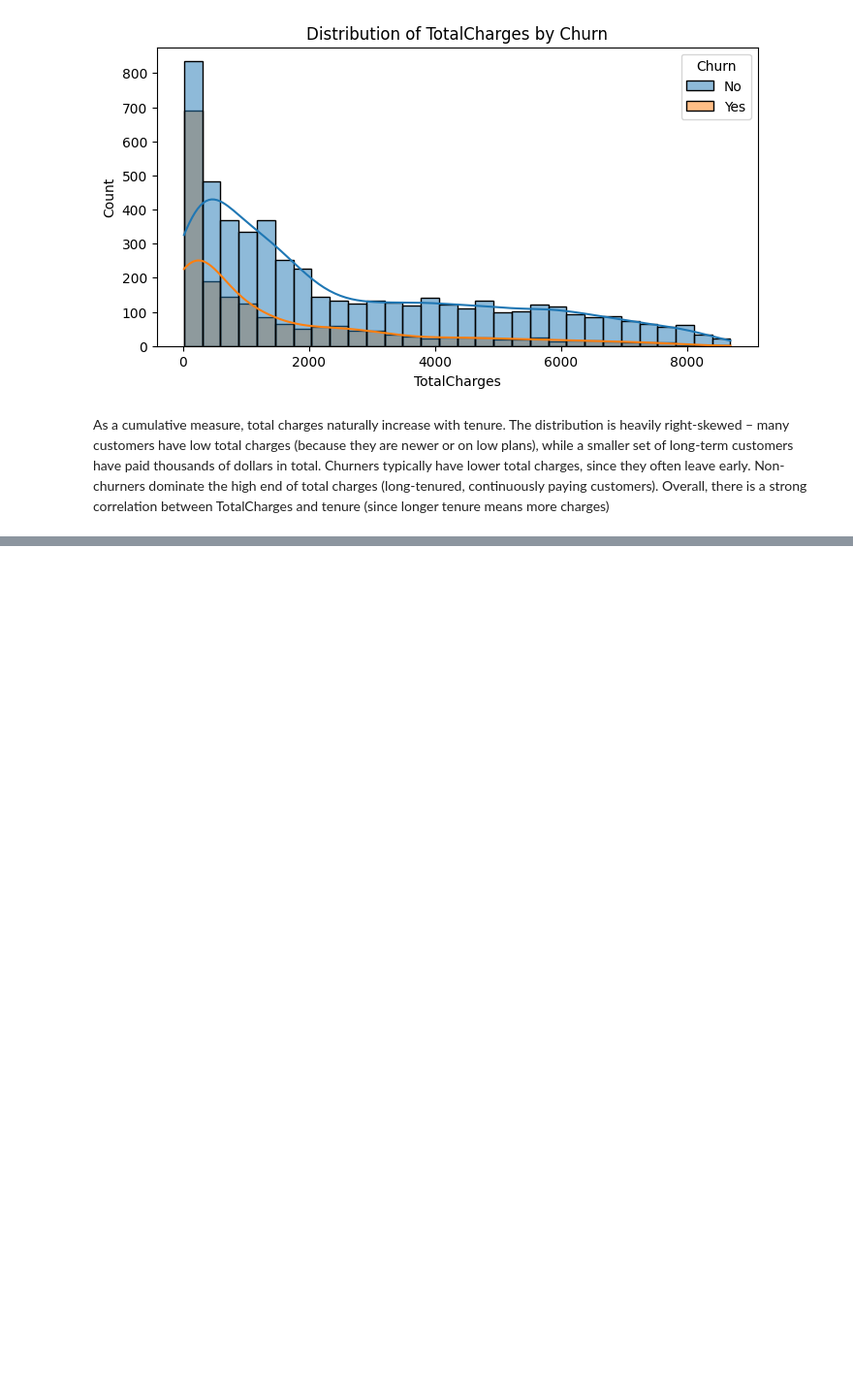
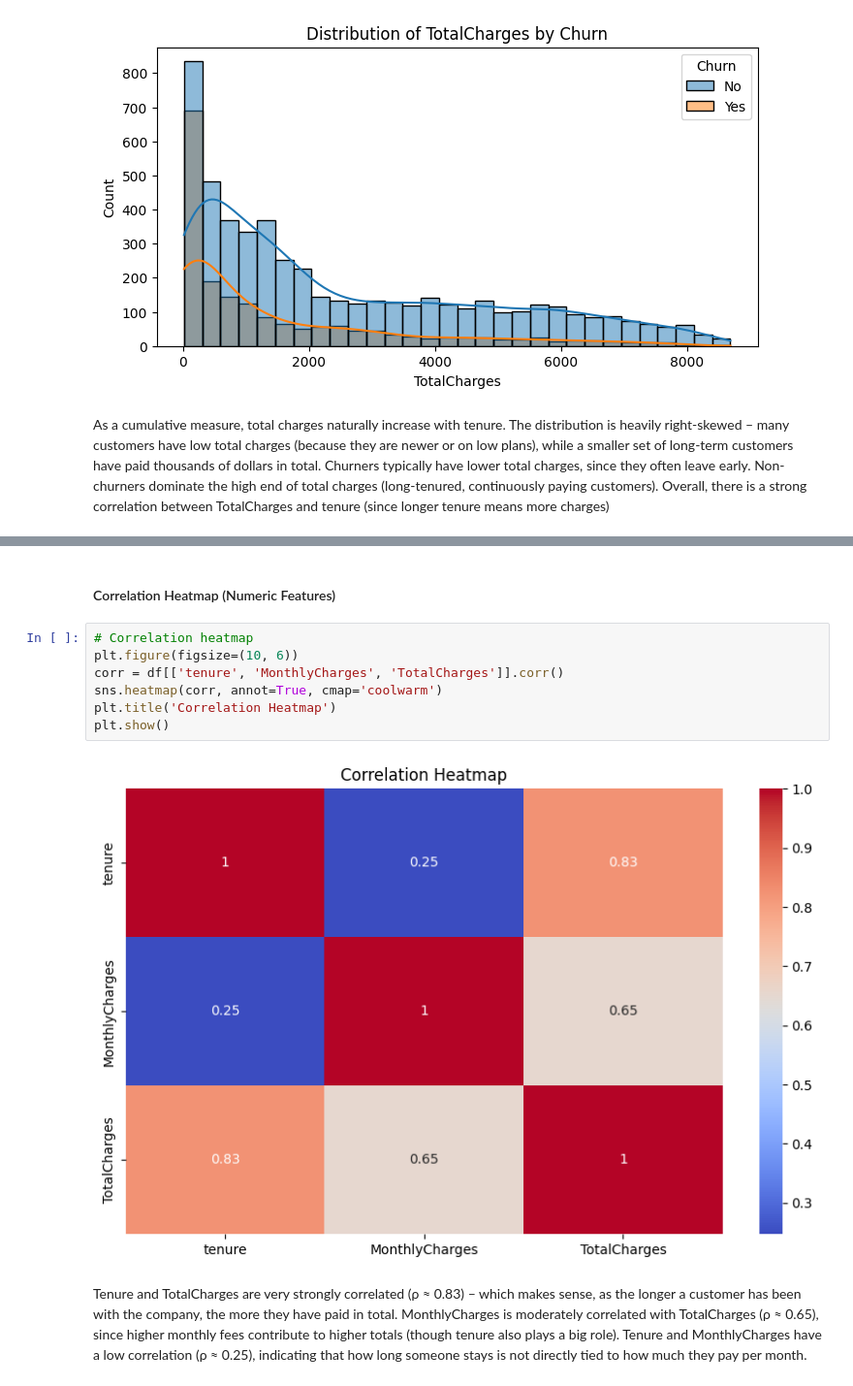
Before and after one commit to sMathujan/Telecom-Customer-Churn-Prediction, a Jupyter notebook: notebooks/EDA.ipynb, the cells around one changed output, grey strips where cells are left out. Shown at 97% size. Saved outputs shown, nothing was run; the diff lists cells and outputs as text; blank space fills up the shorter version.

```diff
--- a/notebooks/EDA.ipynb
+++ b/notebooks/EDA.ipynb
@@ -231,0 +270,13 @@ As a cumulative measure, total charges naturally increase with tenure. The distr
+# %% [markdown]
+#### Correlation Heatmap (Numeric Features)
+# %%
+# Correlation heatmap
+plt.figure(figsize=(10, 6))
+corr = df[['tenure', 'MonthlyCharges', 'TotalCharges']].corr()
+sns.heatmap(corr, annot=True, cmap='coolwarm')
+plt.title('Correlation Heatmap')
+plt.show()
+# %% [output]
+[figure, added]
+# %% [markdown]
+Tenure and TotalCharges are very strongly correlated (ρ ≈ 0.83) – which makes sense, as the longer a customer has been with the company, the more they have paid in total. MonthlyCharges is moderately correlated with TotalCharges (ρ ≈ 0.65), since higher monthly fees contribute to higher totals (though tenure also plays a big role). Tenure and MonthlyCharges have a low correlation (ρ ≈ 0.25), indicating that how long someone stays is not directly tied to how much they pay per month.
```
Also changed, not shown: parts of 9 cells of this notebook.
